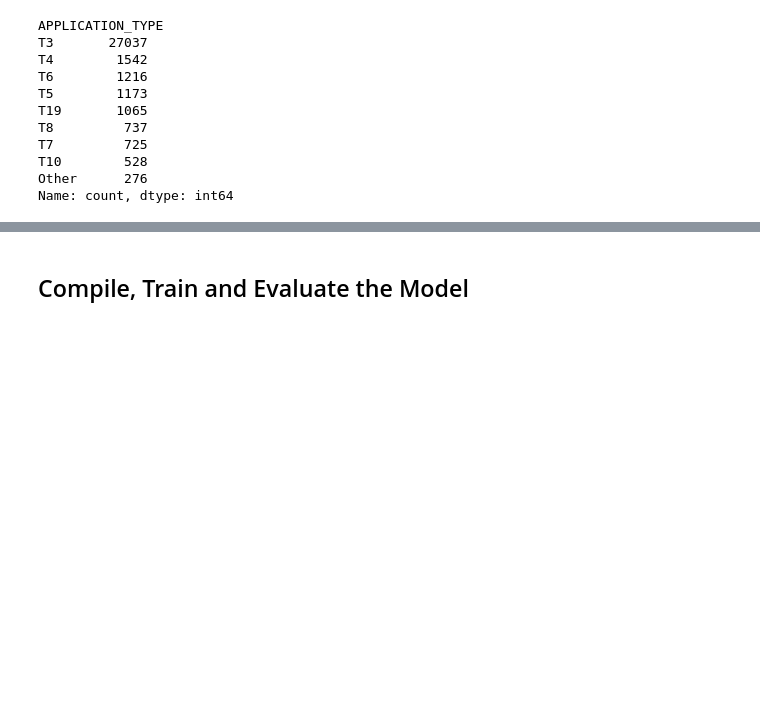
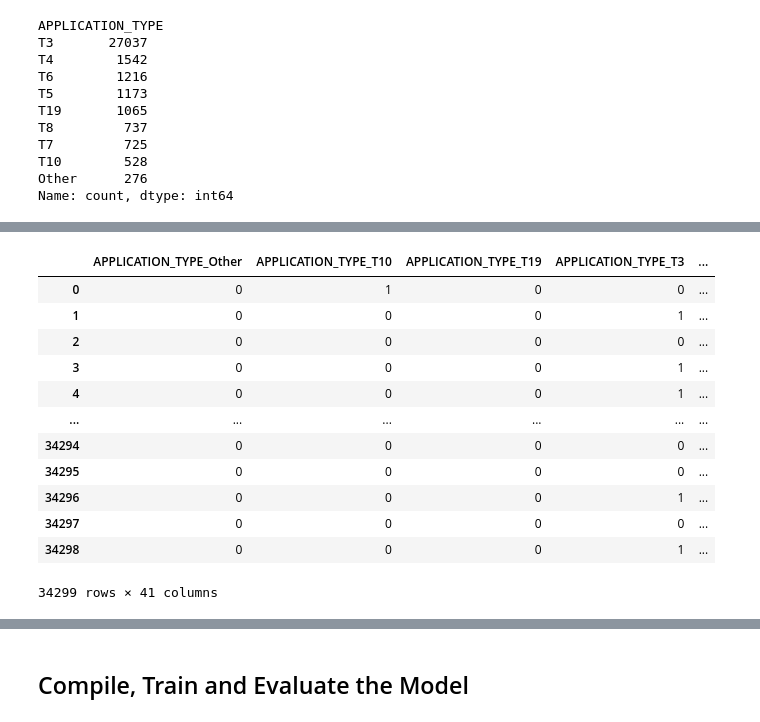
Before and after one commit to amc1119/deep-learning-challenge, a Jupyter notebook: AlphabetSoup_ApplicantFunding.ipynb, the cells around one changed output, grey strips where cells are left out. Drawn from its saved outputs; the diff is of its cells as text; code cells hidden in the pictures; blank space fills up the shorter version.

```diff
--- a/AlphabetSoup_ApplicantFunding.ipynb
+++ b/AlphabetSoup_ApplicantFunding.ipynb
@@ -150,2 +186,41 @@ Name: CLASSIFICATION, dtype: int64
+# %%
+# Convert categorical data to numeric with `pd.get_dummies`
+application_dummies = pd.get_dummies(application_df[["APPLICATION_TYPE",
+                                                     "AFFILIATION",
+                                                     "CLASSIFICATION",
+                                                     "USE_CASE",
+                                                     "ORGANIZATION",
+                                                     "INCOME_AMT",
+                                                     "SPECIAL_CONSIDERATIONS"]], dtype=int)
+application_dummies
+
+# Concatenate the converted_application_df and the application_df DataFrames
+# converted_application_df = pd.concat([application_df, application_dummies], axis=1)
+
+# # Drop the original categorical data columns
+# converted_application_df = converted_application_df.drop(columns=["APPLICATION_TYPE",
+#                                                      "AFFILIATION",
+#                                                      "CLASSIFICATION",
+#                                                      "USE_CASE",
+#                                                      "ORGANIZATION",
+#                                                      "INCOME_AMT",
+#                                                      "SPECIAL_CONSIDERATIONS"])
+
+# Display the DataFrame
+# converted_application_df.head()
+# %% [output]
+|  | APPLICATION_TYPE_Other | APPLICATION_TYPE_T10 | APPLICATION_TYPE_T19 | APPLICATION_TYPE_T3 | ... |
+| 0 | 0 | 1 | 0 | 0 | ... |
+| 1 | 0 | 0 | 0 | 1 | ... |
+| 2 | 0 | 0 | 0 | 0 | ... |
+| 3 | 0 | 0 | 0 | 1 | ... |
+| 4 | 0 | 0 | 0 | 1 | ... |
+| ... | ... | ... | ... | ... | ... |
+| 34294 | 0 | 0 | 0 | 0 | ... |
+| 34295 | 0 | 0 | 0 | 0 | ... |
+| 34296 | 0 | 0 | 0 | 1 | ... |
+| 34297 | 0 | 0 | 0 | 0 | ... |
+| 34298 | 0 | 0 | 0 | 1 | ... |
+34299 rows × 41 columns
 # %%
 # Split our preprocessed data into our features and target arrays
```
Also changed, not shown: parts of 9 cells of this notebook, 1 other file.
